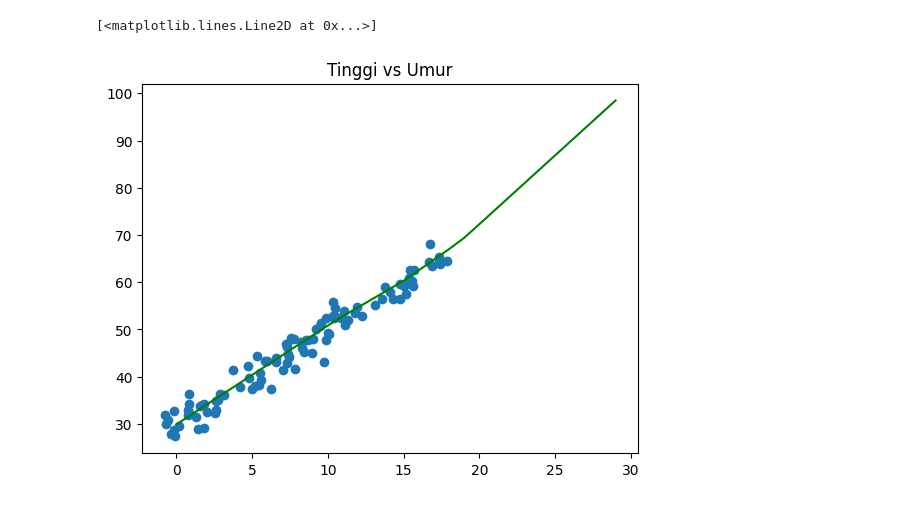
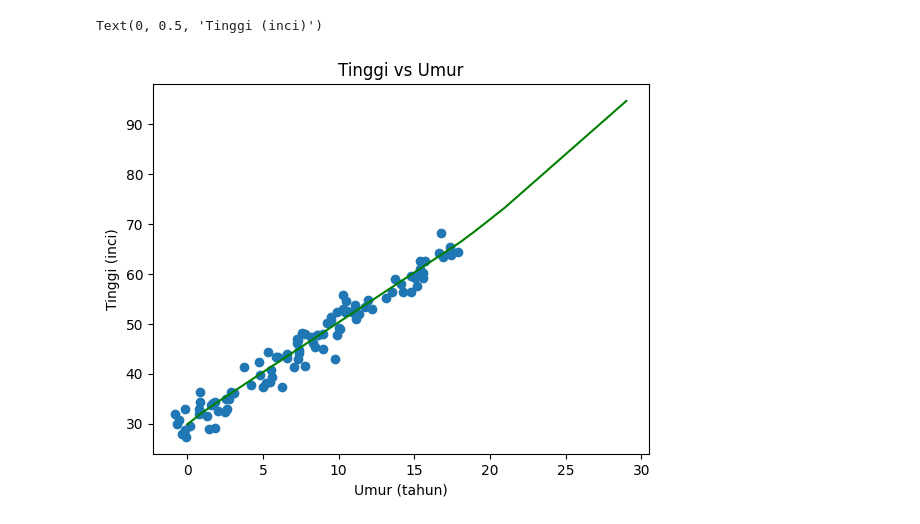
Before and after one commit to Rexhark/Deep-Learning, a Jupyter notebook: Neural_Network_Sederhana.ipynb, the cells around one changed output. Cells and saved outputs as stored; diff of their text form; code cells hidden in the pictures.

```diff
--- a/Neural_Network_Sederhana.ipynb
+++ b/Neural_Network_Sederhana.ipynb
@@ -116,10 +52,9 @@ Text(0.5, 1.0, 'Tinggi vs Umur')
 # %%
 model = tf.keras.Sequential()
 model.add(tf.keras.layers.Dense(8, input_shape=(1,), activation='relu'))
-model.add(tf.keras.layers.Dense(8, input_shape=(1,), activation='relu'))
 model.add(tf.keras.layers.Dense(1))
 model.compile(loss='mse')
 # %%
-model.fit(x=ages, y=heights, epochs=1000)
+model.fit(x=umur, y=tinggi, epochs=1000)
 # %% [output]
 Epoch 1/1000
@@ -142,8 +77,10 @@ Epoch 1000/1000
 <keras.src.callbacks.History at 0x...>
 # %%
-plt.scatter(ages, heights)
+plt.scatter(umur, tinggi)
 plt.title('Tinggi vs Umur')
 x = list(range(30))
 preds  = model.predict(x)
 plt.plot(x, preds, color='green')
+plt.xlabel('Umur (tahun)')
+plt.ylabel('Tinggi (inci)')
 # %% [output]
@@ -151,2 +88,2 @@ plt.plot(x, preds, color='green')
-[<matplotlib.lines.Line2D at 0x...>]
+Text(0, 0.5, 'Tinggi (inci)')
-[figure, old version]
+[figure, new version]
```
Also changed, not shown: parts of 5 cells of this notebook.
